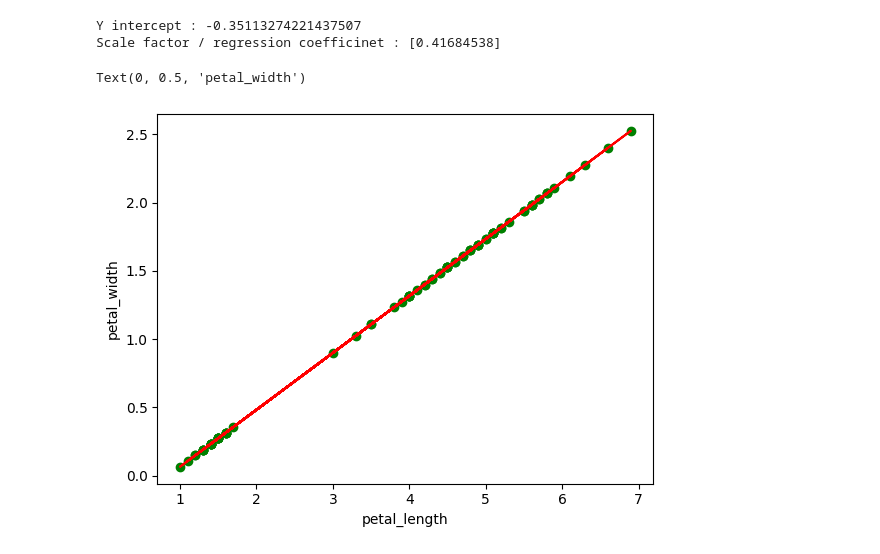
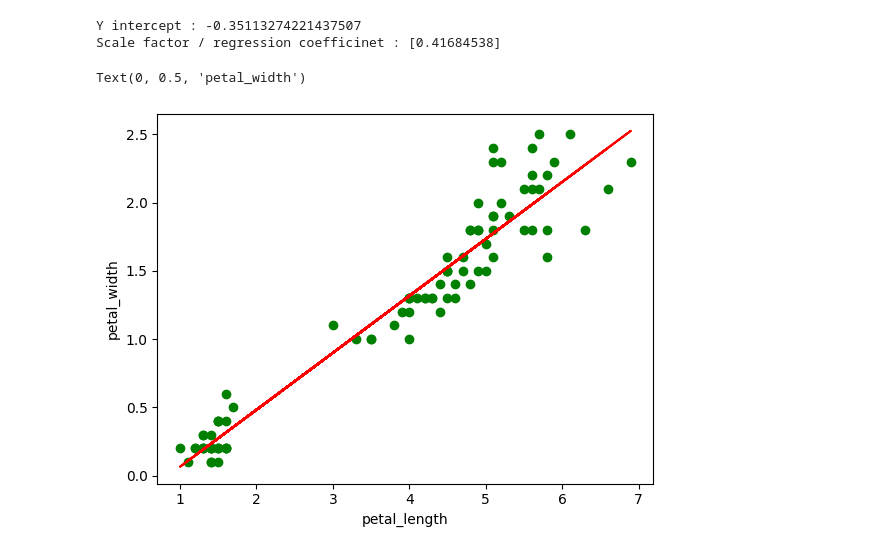
Before and after one commit to kechcole/Machine-Learning, a Jupyter notebook: Notebook/Applied ML with Python.ipynb, the cells around one changed output. Saved outputs shown, nothing was run; the diff lists cells and outputs as text; code cells hidden in the pictures.

```diff
--- a/Notebook/Applied ML with Python.ipynb
+++ b/Notebook/Applied ML with Python.ipynb
@@ -155,19 +123,19 @@ Scale factor / regression coefficinet : [0.41684538]
 # %%
 # Predict y given training feature x by validating the model.
 
 # Beacause we are feeding the model with the data used to train it, we expect the performance extremely good.
 # This is called overfitting in ML, a model memorises the training data, this gives a false evaluation that our model
 # is extremely good because data was leaked into the test data.
 # The dange arising is that when the model is exposed to unseen test data,
 
 
 y_pred_train1 = regr.predict(X_train)
 
 # Bestfit line
-plt.scatter(X_train, y_pred_train1, color='green')
+plt.scatter(X_train, y_train, color='green')
 plt.plot(X_train, y_pred_train1, color='red')
 plt.xlabel("petal_length")
 plt.ylabel("petal_width")
 # %% [output]
 Text(0, 0.5, 'petal_width')
-[figure, old version]
+[figure, new version]
```
Also changed, not shown: parts of 6 cells of this notebook, 1 other file.
